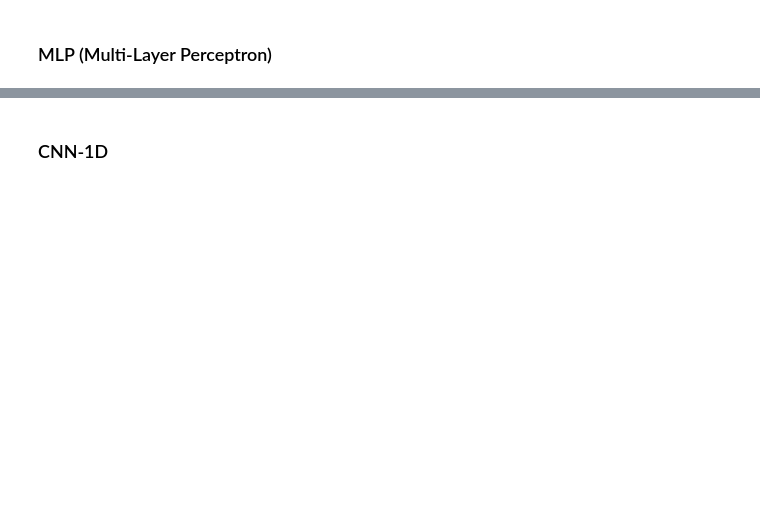
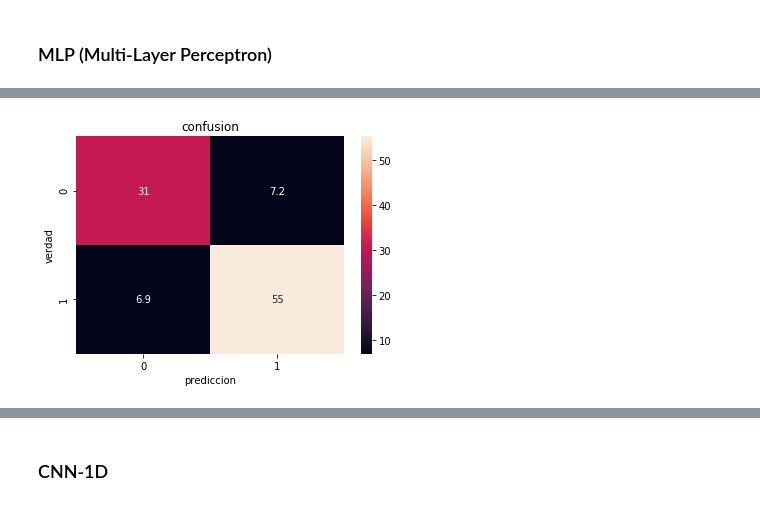
Before and after one commit to YonatanRA/clases_datamex0320, a Jupyter notebook: w8_d1 - Neural Nets.ipynb, the cells around one changed output, grey strips where cells are left out. Cells and saved outputs as stored; diff of their text form; code cells hidden in the pictures; blank space fills up the shorter version.

```diff
--- a/w8_d1 - Neural Nets.ipynb
+++ b/w8_d1 - Neural Nets.ipynb
@@ -30,0 +47,8 @@ from sklearn.neural_network import MLPClassifier
+# %%
+X_s=StandardScaler().fit_transform(X)
+# %%
+X_train, X_test, y_train, y_test=tts(X_s, y)
+# %%
+mlp=MLPClassifier(hidden_layer_sizes=(100,), activation='tanh', max_iter=500)
+
+mlp.fit(X_train, y_train)
@@ -30,0 +64,15 @@ from sklearn.neural_network import MLPClassifier
+# %%
+y_pred=mlp.predict(X_test)
+
+y_prob=mlp.predict_proba(X_test)
+# %%
+confusion=confusion_matrix(y_test, y_pred)
+ax=sns.heatmap((confusion/len(y_pred)*100), annot=True)
+b, t=ax.get_ylim()
+ax.set_ylim(b+.5, t-.5)
+plt.xlabel('prediccion')
+plt.ylabel('verdad')
+plt.title('confusion')
+plt.show();
+# %% [output]
+[figure, added]
```
Also changed, not shown: parts of 7 cells of this notebook, 1 other file.
